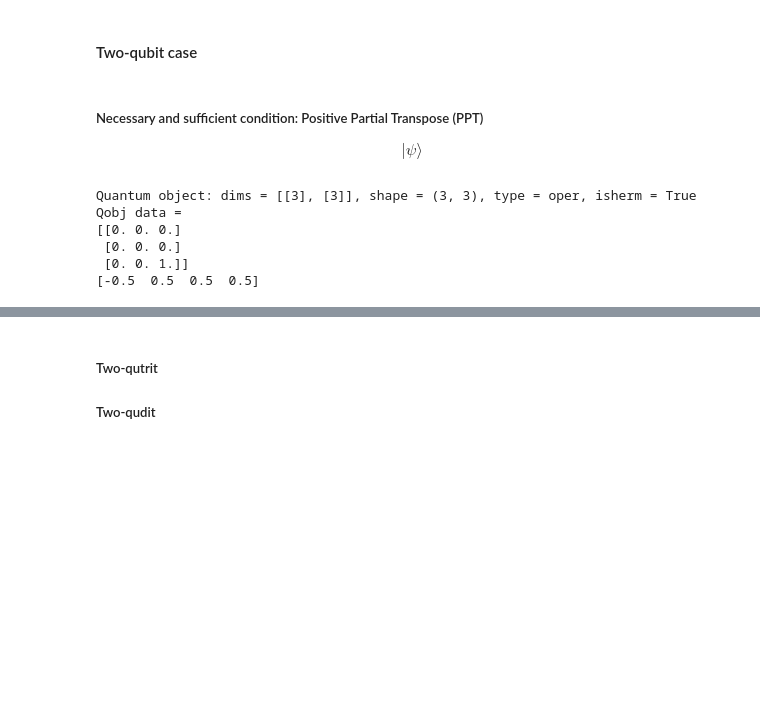
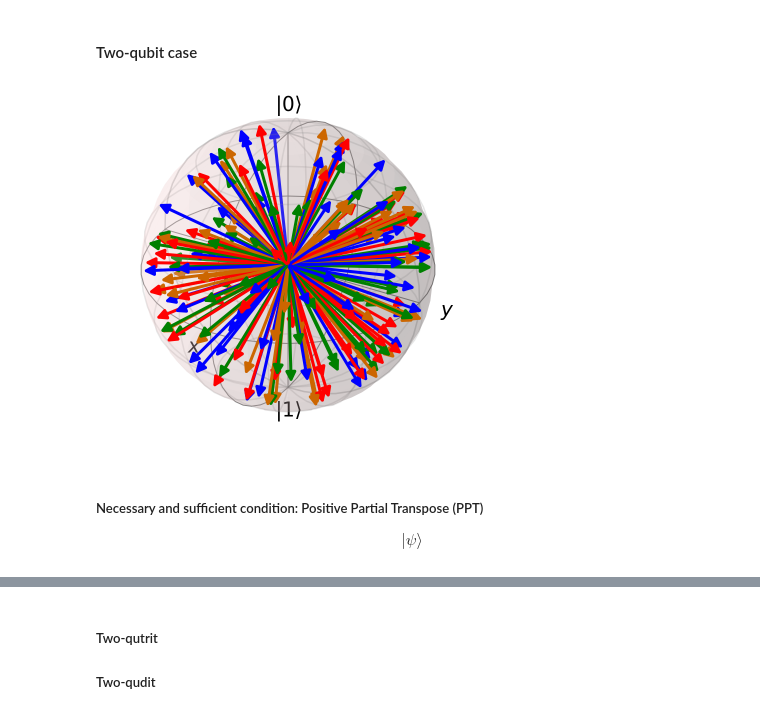
Before and after one commit to Jue-Xu/Entanglement-Witness, a Jupyter notebook: notebook/entangle.ipynb, the cells around one changed output, grey strips where cells are left out. Saved outputs shown, nothing was run; the diff lists cells and outputs as text; code cells hidden in the pictures; blank space fills up the shorter version.

```diff
--- a/notebook/entangle.ipynb
+++ b/notebook/entangle.ipynb
@@ -346,33 +340,16 @@ measure_observable(state, op, targets=None)
+# %%
+# bell state
+
+b = Bloch()
+# pnt = [1/np.sqrt(3), 1/np.sqrt(3), 1/np.sqrt(3)]
+# b.add_points(pnt)
+b.add_states([rand_ket(2) for i in range(200)])
+b.render()
+b.show()
+# bell_state(state='00')
+# %% [output]
+[figure, added]
 # %% [markdown]
 ##### Necessary and sufficient condition: Positive Partial Transpose (PPT)
 
 $$|\psi \rangle $$
-# %%
-def generate_rand_mixed_state_ensemble(d, m):
-    return [rand_dm(N=d) for i in range(m)]
-
-
-def generate_rand_entangled_ensemble(d, m):
-    return [rand_dm(N=d) for i in range(m)]
-
-
-x = basis(3, 2)
-M = ket2dm(x)
-print(M)
-# dag(A)
-# ptrace()
-# flatten(l)
-# partial_transpose(rho, mask, method='dense')
-
-# matrix_histogram(M, xlabels=None, ylabels=None, title=None, limits=None, colorbar=True, fig=None, ax=None)
-
-rho = ket2dm(bell_state())
-rho_out = partial_transpose(rho, [0, 1])
-print(rho_out.eigenenergies())
-# %% [output]
-Quantum object: dims = [[3], [3]], shape = (3, 3), type = oper, isherm = True
-Qobj data =
-[[0. 0. 0.]
- [0. 0. 0.]
- [0. 0. 1.]]
-[-0.5  0.5  0.5  0.5]
```
Also changed, not shown: parts of 10 cells of this notebook, 16 other files.
